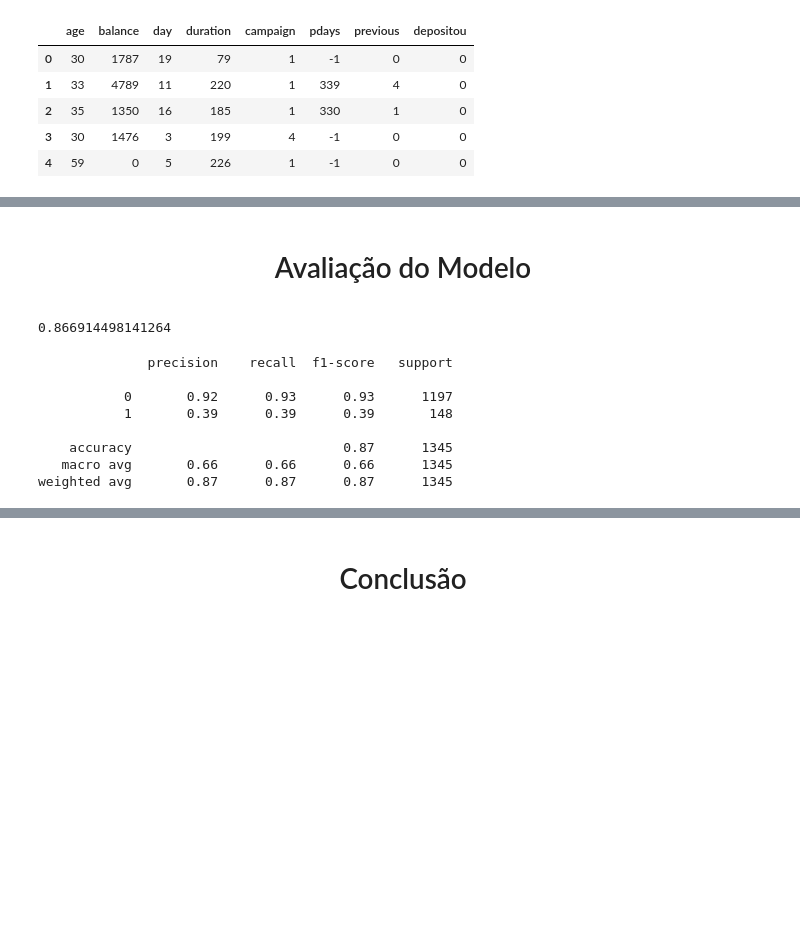
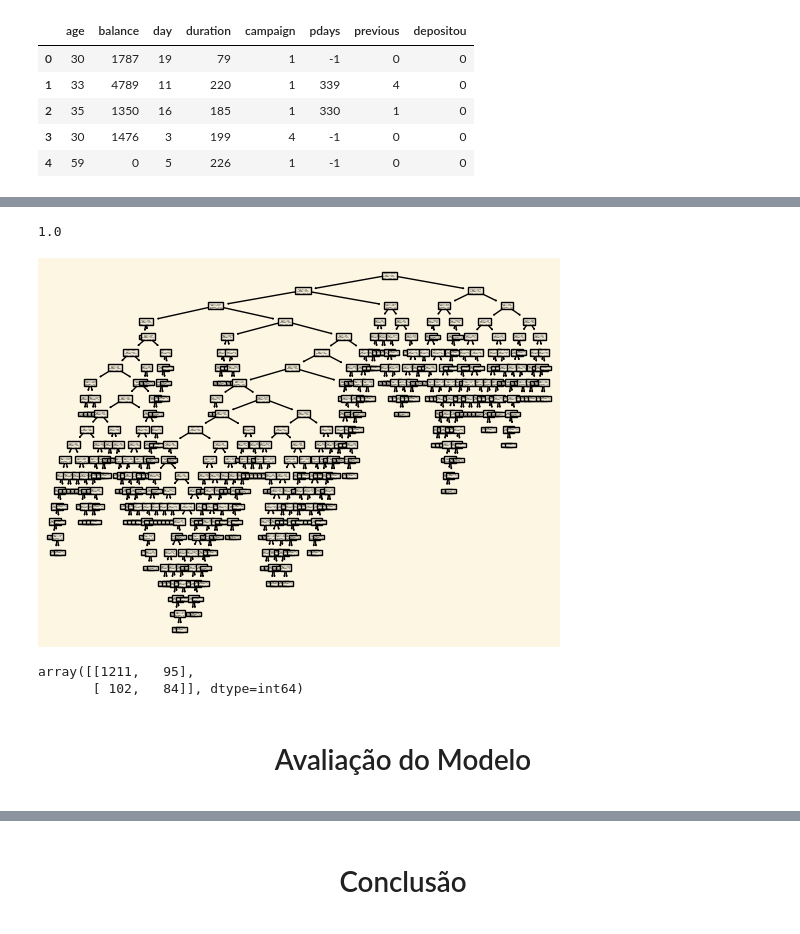
Before and after one commit to felipefagion/bank_machine_learning, a Jupyter notebook: ProjetoMl.ipynb, the cells around one changed output, grey strips where cells are left out. Saved outputs shown, nothing was run; the diff lists cells and outputs as text; code cells hidden in the pictures; blank space fills up the shorter version.

```diff
--- a/ProjetoMl.ipynb
+++ b/ProjetoMl.ipynb
@@ -488,0 +453,10 @@ for feature, importancia in zip (df_numerico.columns, clf.feature_importances_):
+# %%
+#Codificar nossas variáveis nominais.
+from category_encoders import OrdinalEncoder
+
+#colunas que vou codificar para númericas
+ord_enc =OrdinalEncoder(cols=['job', 'default', 'housing', 'loan', 'month', 'poutcome', 'marital','education'])
+# %%
+#Novo Dataframe com indicadores codificados
+novo_df=ord_enc.fit_transform(df)
+novo_df.info()
@@ -489,22 +490,43 @@ for feature, importancia in zip (df_numerico.columns, clf.feature_importances_):
+# %%
+#Separando a target do nosso dataframe, para treino e teste
+y = novo_df['depositou']
+X = novo_df.drop('depositou', axis=1)
+#Fracionando os dados para teste e treino
+X_train, X_test, y_train, y_test = train_test_split(X, y,test_size=0.33, random_state=0)
+# %%
+#importando a biblioteca da nossa arvore
+from sklearn import tree
+
+#Criando uma instância do classificador de árvore de decisão .
+clf = tree.DecisionTreeClassifier()
+
+#Treinando o modelo com os dados de treinamento (X_train e y_train).
+clf=clf.fit(X_train, y_train)
+# %%
+#Calculando a precisão do modelo nos dados de treinamento.
+clf.score(X_train, y_train)
+# %% [output]
+1.0
+# %%
+# Criando uma nova figura e eixos para plotagem
+fig, ax=plt.subplots()
+# Plota a árvore de decisão treinada
+tree.plot_tree(clf)
+plt.show()
+# %% [output]
+[figure, added]
+# %%
+y_pred=clf.predict(X_test)
+
+# Importando a função confusion_matrix
+from sklearn.metrics import confusion_matrix
+
+# Calculando a matriz de confusão entre os valores reais e as previsões
+confusion_matrix(y_test,y_pred)
+# %% [output]
+array([[1211,   95],
+       [ 102,   84]], dtype=int64)
 # %% [markdown]
 <div align="center">
  <h1> Avaliação do Modelo </h1>
  </div>
-# %%
-#Média da precisão
-resultado= clf.predict(X_test)
-clf.score(X_test, y_test)
-# %% [output]
-0.866914498141264
-# %%
-#Precisão do modelo
-print(metrics.classification_report(y_test, resultado))
-# %% [output]
-              precision    recall  f1-score   support
-
-           0       0.92      0.93      0.93      1197
-           1       0.39      0.39      0.39       148
-
-    accuracy                           0.87      1345
-   macro avg       0.66      0.66      0.66      1345
-weighted avg       0.87      0.87      0.87      1345
```
Also changed, not shown: parts of 40 cells of this notebook, 2 other files.
